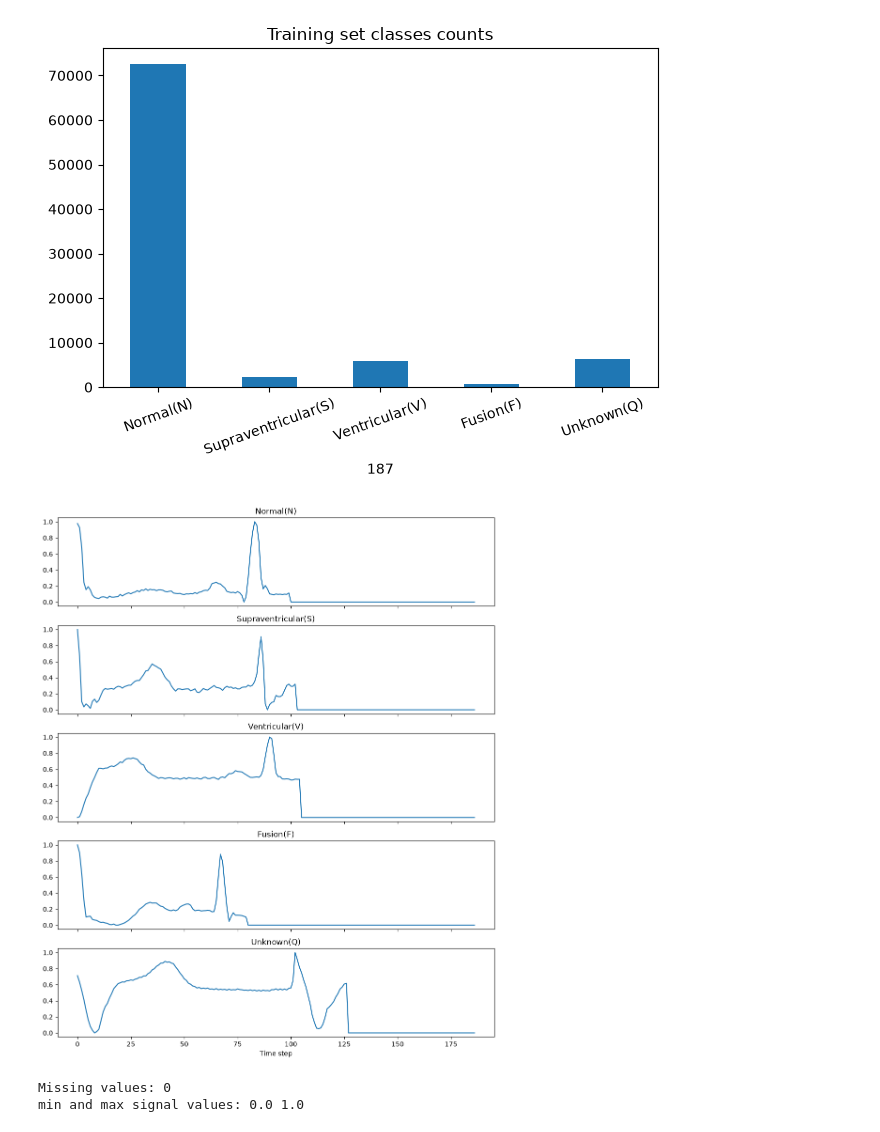
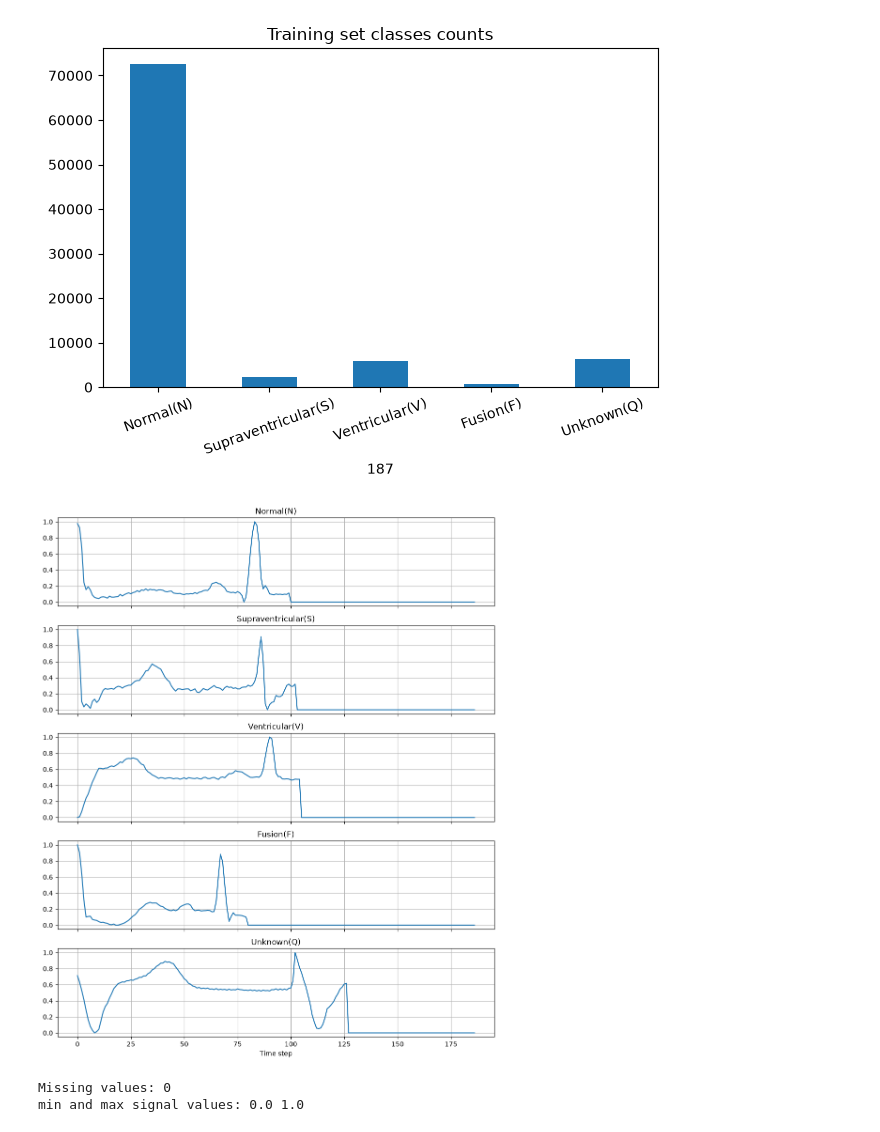
Before and after one commit to Yelli05/ecg-cardio-dashboard, a Jupyter notebook: notebooks_or_scripts/02_eda.ipynb, the cells around one changed output. Cells and saved outputs as stored; diff of their text form; code cells hidden in the pictures.

```diff
--- a/notebooks_or_scripts/02_eda.ipynb
+++ b/notebooks_or_scripts/02_eda.ipynb
@@ -54,15 +54,16 @@ Name: count, dtype: float64
 # %%
 #one heartbeat plot for each class
 fig,axes=plt.subplots(5,1,figsize=(10,12),sharex=True)
 for label,ax in zip(range(5),axes):
     row=train[train[187]==label].iloc[0,:187]
     ax.plot(row.values)
     ax.set_title(names[label])
+    ax.grid(True)
 axes[-1].set_xlabel('Time step')
 plt.tight_layout()
 plt.show()
 # %% [output]
-[figure, old version]
+[figure, new version]
 # %%
 #sanity checks
 print("Missing values:",train.isna().sum().sum())
```
Also changed, not shown: 2 other files.
